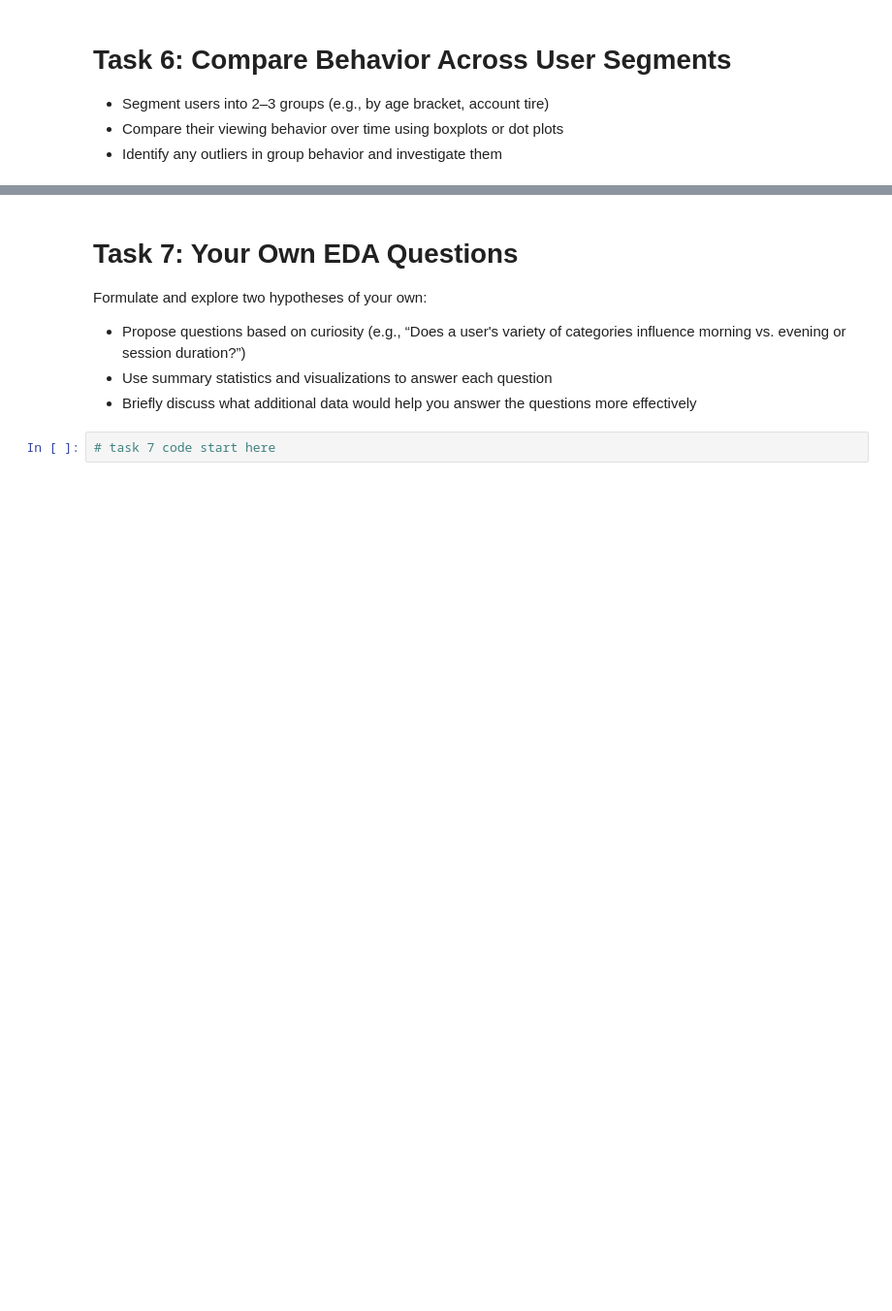
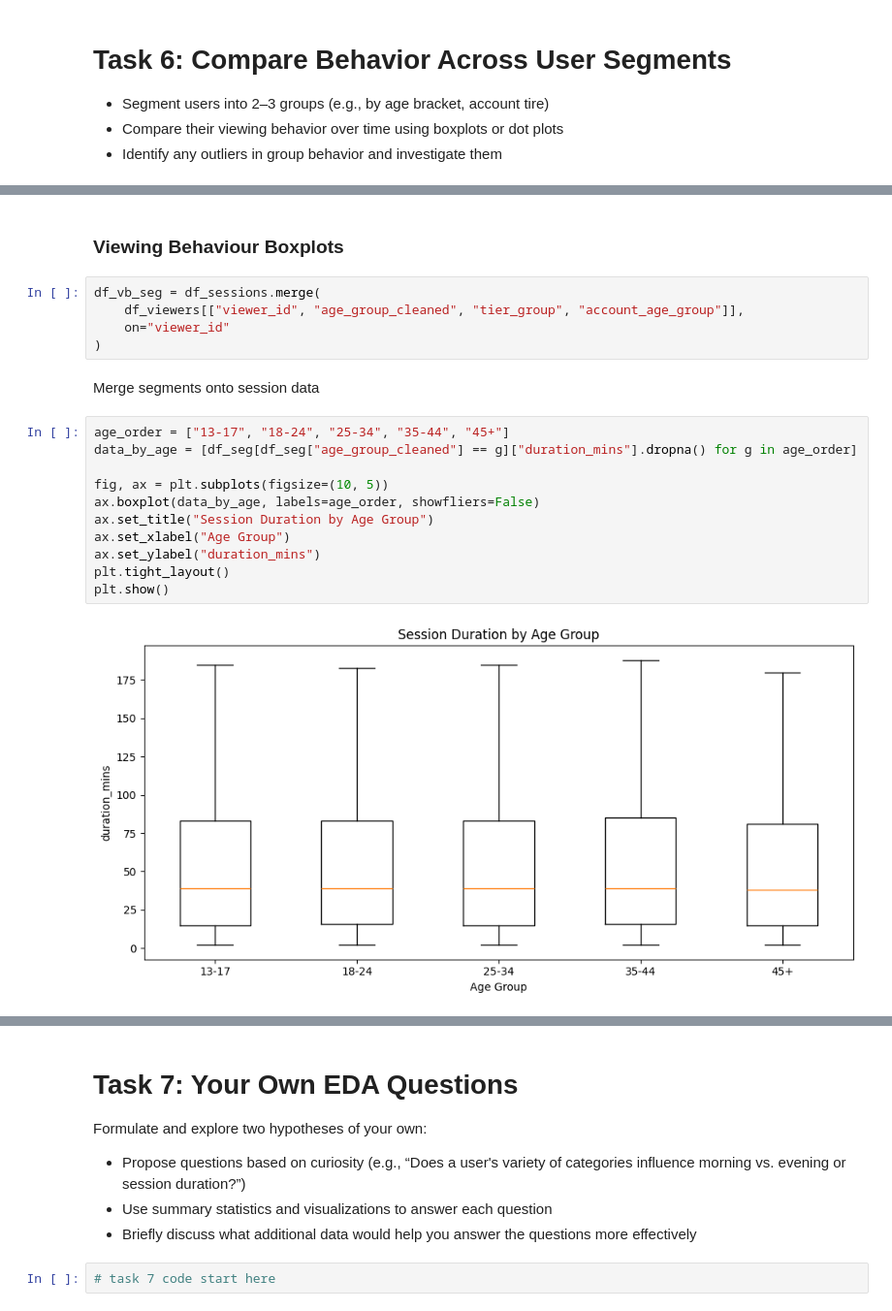
Before and after one commit to ChristianSantos2671/Santos_Christian_A01, a Jupyter notebook: iat461_a1_cs.ipynb, the cells around one changed output, grey strips where cells are left out. Shown at 97% size. Saved outputs shown, nothing was run; the diff lists cells and outputs as text; blank space fills up the shorter version.

```diff
--- a/iat461_a1_cs.ipynb
+++ b/iat461_a1_cs.ipynb
@@ -1361,0 +1533,22 @@ Text(0.5, 1.0, 'duration_mins_capped Boxplot')
+# %% [markdown]
+### Viewing Behaviour Boxplots
+# %%
+df_vb_seg = df_sessions.merge(
+    df_viewers[["viewer_id", "age_group_cleaned", "tier_group", "account_age_group"]],
+    on="viewer_id"
+)
+# %% [markdown]
+Merge segments onto session data
+# %%
+age_order = ["13-17", "18-24", "25-34", "35-44", "45+"]
+data_by_age = [df_seg[df_seg["age_group_cleaned"] == g]["duration_mins"].dropna() for g in age_order]
+
+fig, ax = plt.subplots(figsize=(10, 5))
+ax.boxplot(data_by_age, labels=age_order, showfliers=False)
+ax.set_title("Session Duration by Age Group")
+ax.set_xlabel("Age Group")
+ax.set_ylabel("duration_mins")
+plt.tight_layout()
+plt.show()
+# %% [output]
+[figure, added]
```
Also changed, not shown: parts of 34 cells of this notebook.
